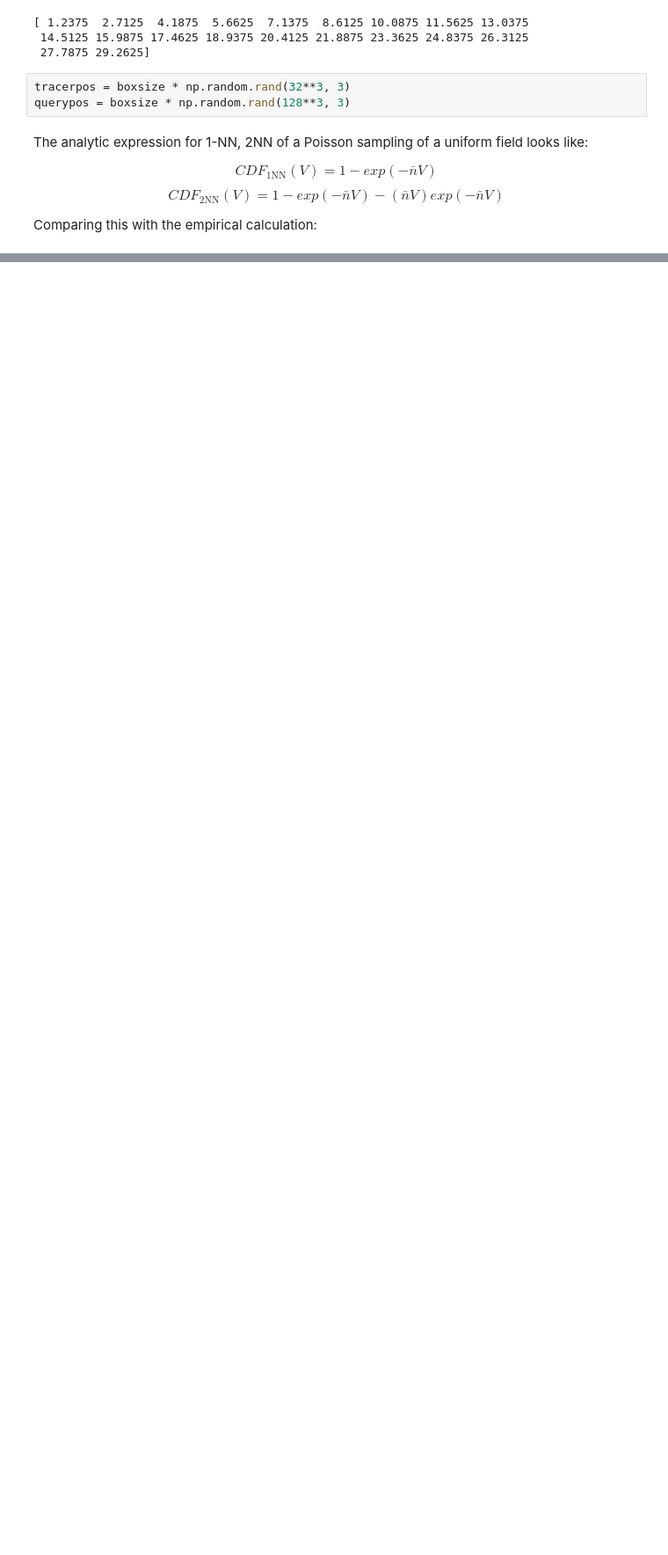
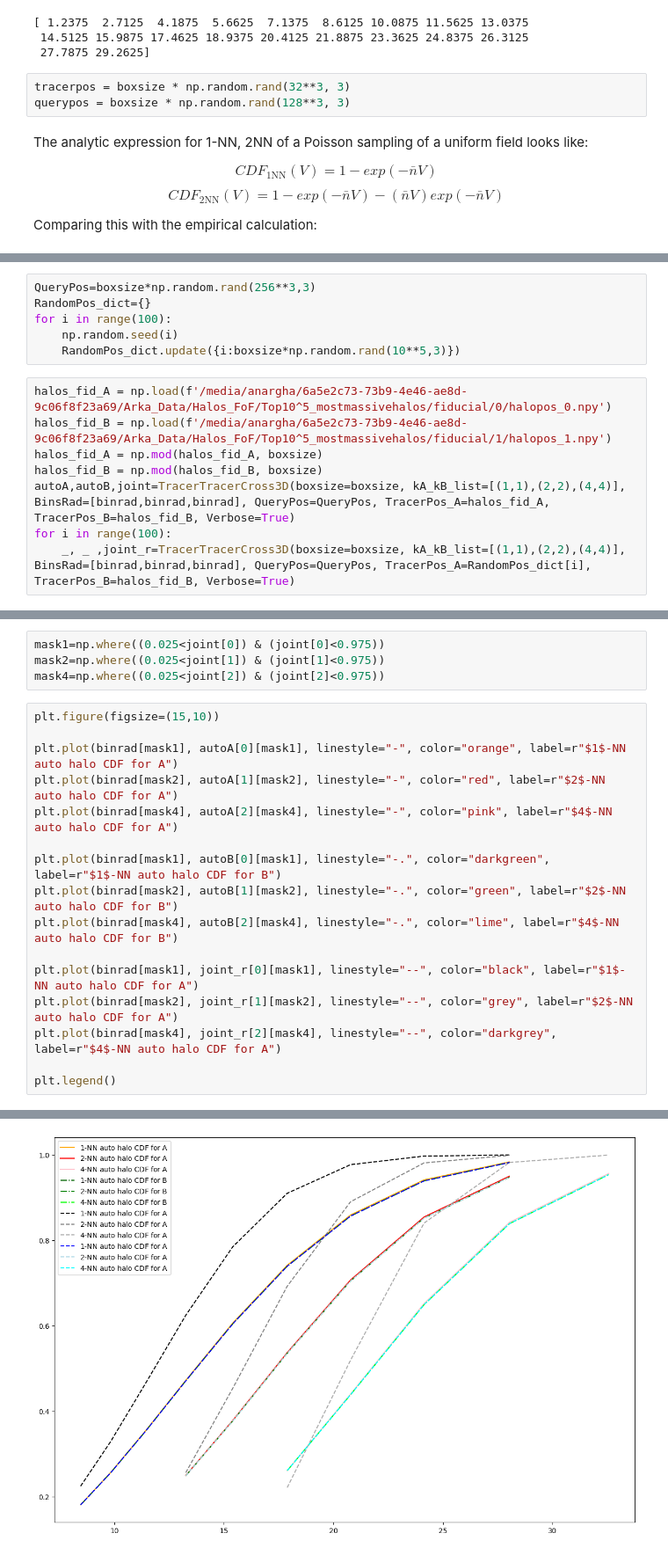
Before and after one commit to vikhyat108/kNNpy, a Jupyter notebook: kNN_ASMR/kNN_3D/Tests_Anargha_kNN3D.ipynb, the cells around one changed output, grey strips where cells are left out. Shown: that part at 88% size. Drawn from its saved outputs; the diff is of its cells as text; blank space fills up the shorter version.

```diff
--- a/kNN_ASMR/kNN_3D/Tests_Anargha_kNN3D.ipynb
+++ b/kNN_ASMR/kNN_3D/Tests_Anargha_kNN3D.ipynb
@@ -1461,0 +677,14 @@ total time taken: 4.51e+00 s.
+# %%
+QueryPos=boxsize*np.random.rand(256**3,3)
+RandomPos_dict={}
+for i in range(100):
+    np.random.seed(i)
+    RandomPos_dict.update({i:boxsize*np.random.rand(10**5,3)})
+# %%
+halos_fid_A = np.load(f'/media/anargha/6a5e2c73-73b9-4e46-ae8d-9c06f8f23a69/Arka_Data/Halos_FoF/Top10^5_mostmassivehalos/fiducial/0/halopos_0.npy')
+halos_fid_B = np.load(f'/media/anargha/6a5e2c73-73b9-4e46-ae8d-9c06f8f23a69/Arka_Data/Halos_FoF/Top10^5_mostmassivehalos/fiducial/1/halopos_1.npy')
+halos_fid_A = np.mod(halos_fid_A, boxsize)
+halos_fid_B = np.mod(halos_fid_B, boxsize)
+autoA,autoB,joint=TracerTracerCross3D(boxsize=boxsize, kA_kB_list=[(1,1),(2,2),(4,4)], BinsRad=[binrad,binrad,binrad], QueryPos=QueryPos, TracerPos_A=halos_fid_A, TracerPos_B=halos_fid_B, Verbose=True)
+for i in range(100):
+    _, _ ,joint_r=TracerTracerCross3D(boxsize=boxsize, kA_kB_list=[(1,1),(2,2),(4,4)], BinsRad=[binrad,binrad,binrad], QueryPos=QueryPos, TracerPos_A=RandomPos_dict[i], TracerPos_B=halos_fid_B, Verbose=True)
@@ -1461,0 +703,21 @@ total time taken: 4.51e+00 s.
+# %%
+mask1=np.where((0.025<joint[0]) & (joint[0]<0.975))
+mask2=np.where((0.025<joint[1]) & (joint[1]<0.975))
+mask4=np.where((0.025<joint[2]) & (joint[2]<0.975))
+# %%
+plt.figure(figsize=(15,10))
+
+plt.plot(binrad[mask1], autoA[0][mask1], linestyle="-", color="orange", label=r"$1$-NN auto halo CDF for A")
+plt.plot(binrad[mask2], autoA[1][mask2], linestyle="-", color="red", label=r"$2$-NN auto halo CDF for A")
+plt.plot(binrad[mask4], autoA[2][mask4], linestyle="-", color="pink", label=r"$4$-NN auto halo CDF for A")
+
+plt.plot(binrad[mask1], autoB[0][mask1], linestyle="-.", color="darkgreen", label=r"$1$-NN auto halo CDF for B")
+plt.plot(binrad[mask2], autoB[1][mask2], linestyle="-.", color="green", label=r"$2$-NN auto halo CDF for B")
+plt.plot(binrad[mask4], autoB[2][mask4], linestyle="-.", color="lime", label=r"$4$-NN auto halo CDF for B")
+
+plt.plot(binrad[mask1], joint_r[0][mask1], linestyle="--", color="black", label=r"$1$-NN auto halo CDF for A")
+plt.plot(binrad[mask2], joint_r[1][mask2], linestyle="--", color="grey", label=r"$2$-NN auto halo CDF for A")
+plt.plot(binrad[mask4], joint_r[2][mask4], linestyle="--", color="darkgrey", label=r"$4$-NN auto halo CDF for A")
+
+plt.legend()
+# %% [output]
@@ -1461,0 +725 @@ total time taken: 4.51e+00 s.
+[figure, added]
```
Also changed, not shown: parts of 28 cells of this notebook, 2 other files.
